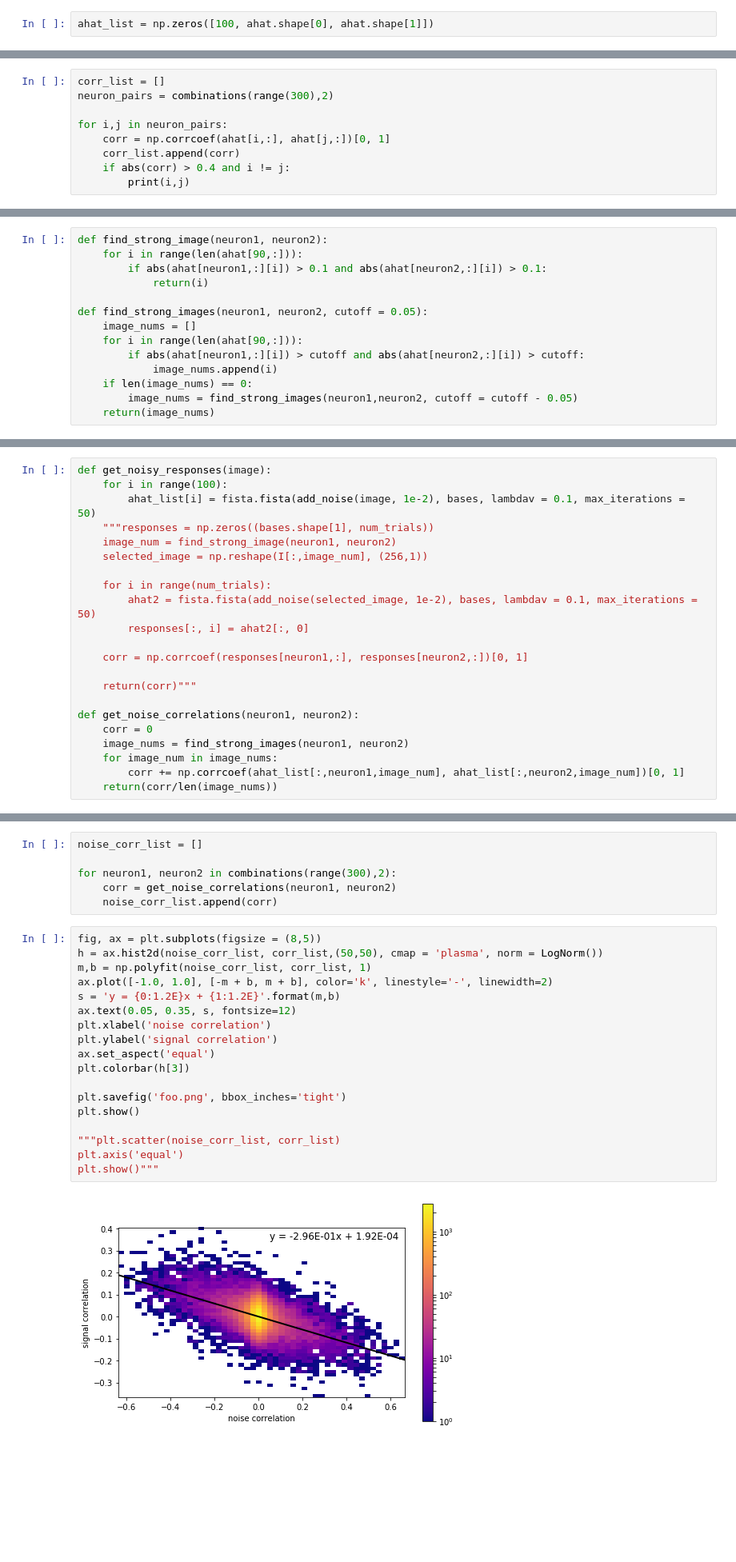
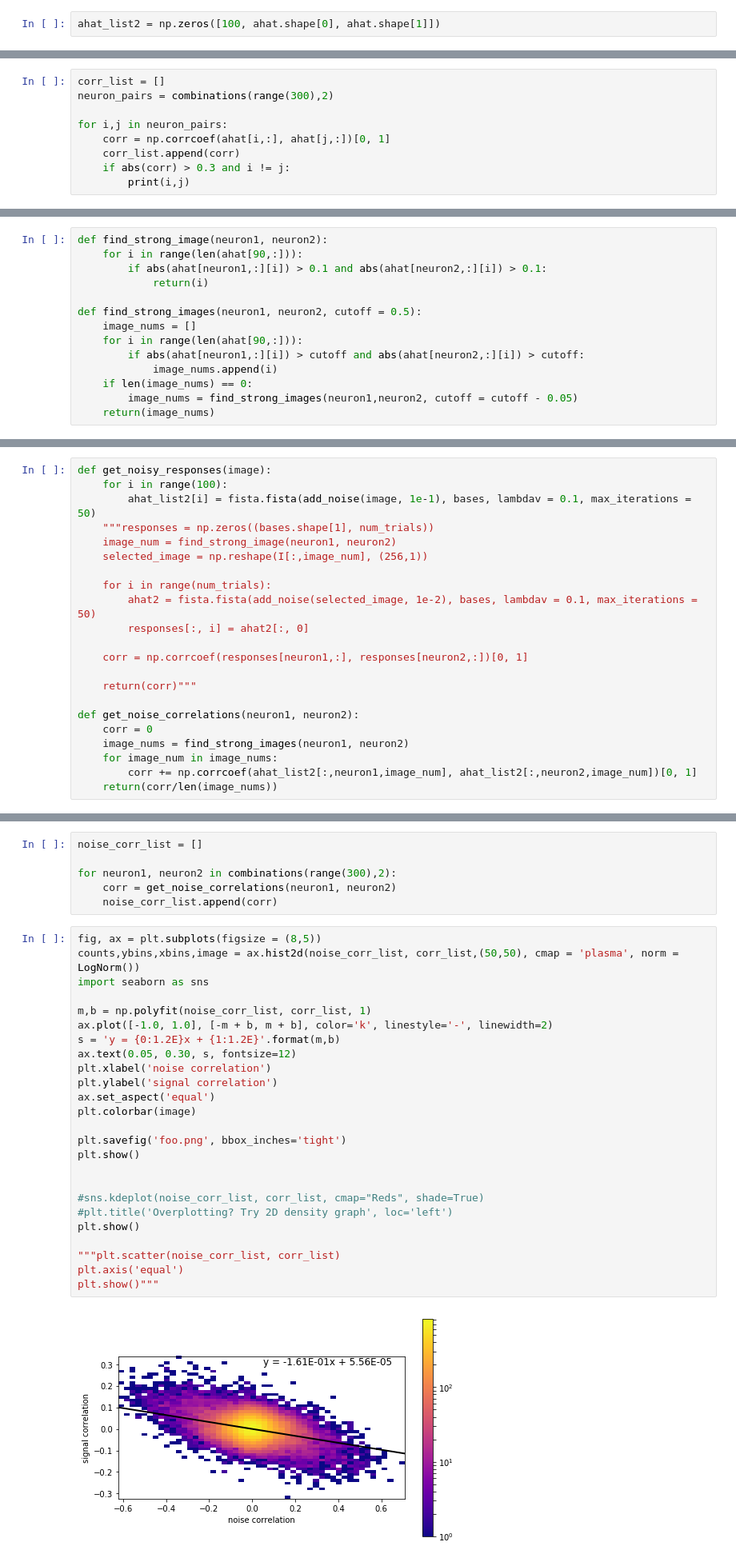
Before and after one commit to ncinko/RW, a Jupyter notebook: Plotting bases.ipynb, the cells around one changed output, grey strips where cells are left out. Shown at 80% size. Saved outputs shown, nothing was run; the diff lists cells and outputs as text; blank space fills up the shorter version.

```diff
--- a/Plotting bases.ipynb
+++ b/Plotting bases.ipynb
@@ -63,7 +63,7 @@ I = sample_images(1000, IMAGES)
 # %%
 ahat = fista.fista(I, bases, lambdav = 0.1, max_iterations=50)
 # %%
-ahat_list = np.zeros([100, ahat.shape[0], ahat.shape[1]])
+ahat_list2 = np.zeros([100, ahat.shape[0], ahat.shape[1]])
 # %% [markdown]
 ## Compute correlations between neuron pairs; plot as histogram
 # %%
@@ -73,6 +73,6 @@ neuron_pairs = combinations(range(300),2)
 for i,j in neuron_pairs:
     corr = np.corrcoef(ahat[i,:], ahat[j,:])[0, 1]
     corr_list.append(corr)
-    if abs(corr) > 0.4 and i != j:
+    if abs(corr) > 0.3 and i != j:
         print(i,j)
 # %% [output]
@@ -95,7 +111,7 @@ def find_strong_image(neuron1, neuron2):
         if abs(ahat[neuron1,:][i]) > 0.1 and abs(ahat[neuron2,:][i]) > 0.1:
             return(i)
 
-def find_strong_images(neuron1, neuron2, cutoff = 0.05):
+def find_strong_images(neuron1, neuron2, cutoff = 0.5):
     image_nums = []
     for i in range(len(ahat[90,:])):
         if abs(ahat[neuron1,:][i]) > cutoff and abs(ahat[neuron2,:][i]) > cutoff:
@@ -121,7 +137,7 @@ def plot_neurons(i,j, responses):
 # %%
 def get_noisy_responses(image):
     for i in range(100):
-        ahat_list[i] = fista.fista(add_noise(image, 1e-2), bases, lambdav = 0.1, max_iterations = 50)
+        ahat_list2[i] = fista.fista(add_noise(image, 1e-1), bases, lambdav = 0.1, max_iterations = 50)
     """responses = np.zeros((bases.shape[1], num_trials))
     image_num = find_strong_image(neuron1, neuron2)
     selected_image = np.reshape(I[:,image_num], (256,1))
@@ -138,7 +154,7 @@ def get_noise_correlations(neuron1, neuron2):
     corr = 0
     image_nums = find_strong_images(neuron1, neuron2)
     for image_num in image_nums:
-        corr += np.corrcoef(ahat_list[:,neuron1,image_num], ahat_list[:,neuron2,image_num])[0, 1]
+        corr += np.corrcoef(ahat_list2[:,neuron1,image_num], ahat_list2[:,neuron2,image_num])[0, 1]
     return(corr/len(image_nums))
 # %%
 get_noisy_responses(I)
@@ -150,22 +166,29 @@ for neuron1, neuron2 in combinations(range(300),2):
     noise_corr_list.append(corr)
 # %%
 fig, ax = plt.subplots(figsize = (8,5))
-h = ax.hist2d(noise_corr_list, corr_list,(50,50), cmap = 'plasma', norm = LogNorm())
+counts,ybins,xbins,image = ax.hist2d(noise_corr_list, corr_list,(50,50), cmap = 'plasma', norm = LogNorm())
+import seaborn as sns
+
 m,b = np.polyfit(noise_corr_list, corr_list, 1)
 ax.plot([-1.0, 1.0], [-m + b, m + b], color='k', linestyle='-', linewidth=2)
 s = 'y = {0:1.2E}x + {1:1.2E}'.format(m,b)
-ax.text(0.05, 0.35, s, fontsize=12)
+ax.text(0.05, 0.30, s, fontsize=12)
 plt.xlabel('noise correlation')
 plt.ylabel('signal correlation')
 ax.set_aspect('equal')
-plt.colorbar(h[3])
+plt.colorbar(image)
 
 plt.savefig('foo.png', bbox_inches='tight')
+plt.show()
+
+
+#sns.kdeplot(noise_corr_list, corr_list, cmap="Reds", shade=True)
+#plt.title('Overplotting? Try 2D density graph', loc='left')
 plt.show()
 
 """plt.scatter(noise_corr_list, corr_list)
 plt.axis('equal')
 plt.show()"""
 # %% [output]
-[figure, old version]
+[figure, new version]
 "plt.scatter(noise_corr_list, corr_list)\nplt.axis('equal')\nplt.show()"
```
Also changed, not shown: parts of 29 cells of this notebook, 3 other files.
